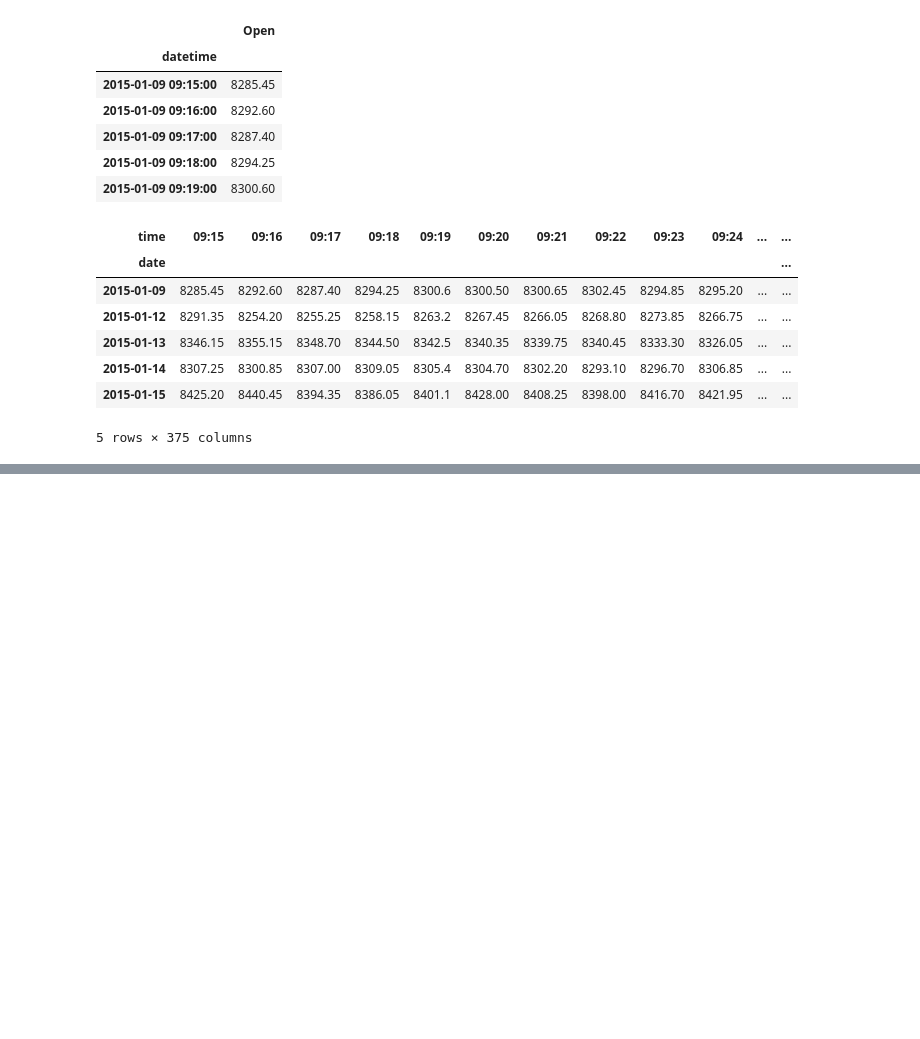
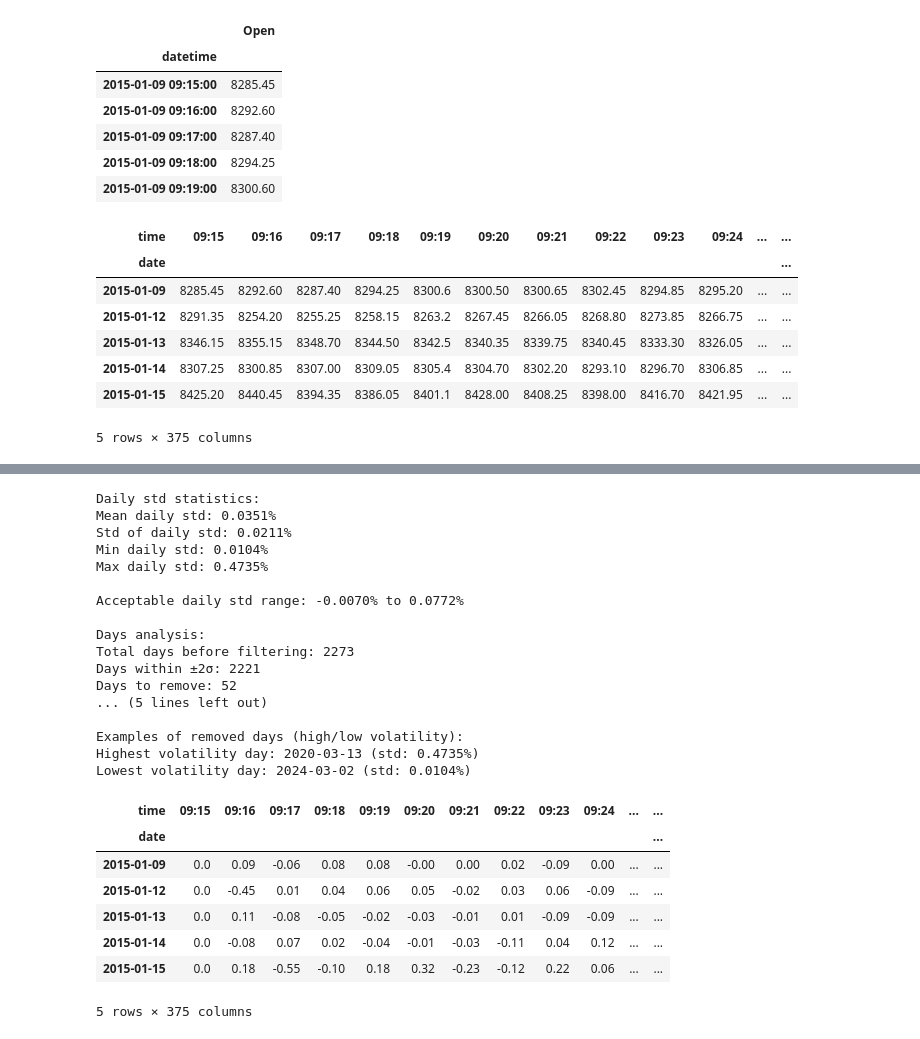
Before and after one commit to 0xba1a/0xba1a.github.com, a Jupyter notebook: ai_market_prediction/n50_dataset_prep.ipynb, the cells around one changed output, grey strips where cells are left out. Cells and saved outputs as stored; diff of their text form; code cells hidden in the pictures; blank space fills up the shorter version.

Commit message:
Complete dataset prep

```diff
--- a/ai_market_prediction/n50_dataset_prep.ipynb
+++ b/ai_market_prediction/n50_dataset_prep.ipynb
@@ -44,0 +85,71 @@ n50_daily_opens.head()
+# %%
+# Calculate daily standard deviation for each trading day
+daily_std = n50_daily_price_movements.std(axis=1)  # std across columns (time) for each day
+
+print(f"Daily std statistics:")
+print(f"Mean daily std: {daily_std.mean():.4f}%")
+print(f"Std of daily std: {daily_std.std():.4f}%")
+print(f"Min daily std: {daily_std.min():.4f}%")
+print(f"Max daily std: {daily_std.max():.4f}%")
+
+# Calculate the mean and std of daily standard deviations
+mean_daily_std = daily_std.mean()
+std_daily_std = daily_std.std()
+
+# Define the acceptable range (±2σ)
+lower_bound = mean_daily_std - 2 * std_daily_std
+upper_bound = mean_daily_std + 2 * std_daily_std
+
+print(f"\nAcceptable daily std range: {lower_bound:.4f}% to {upper_bound:.4f}%")
+
+# Filter days that fall within ±2σ of mean daily std
+days_within_2sigma = (daily_std >= lower_bound) & (daily_std <= upper_bound)
+
+print(f"\nDays analysis:")
+print(f"Total days before filtering: {len(n50_daily_price_movements)}")
+print(f"Days within ±2σ: {days_within_2sigma.sum()}")
+print(f"Days to remove: {len(n50_daily_price_movements) - days_within_2sigma.sum()}")
+print(f"Percentage kept: {days_within_2sigma.sum() / len(n50_daily_price_movements) * 100:.2f}%")
+
+# Apply the filter
+n50_daily_price_movements_filtered = n50_daily_price_movements[days_within_2sigma]
+n50_daily_opens_filtered = n50_daily_opens[days_within_2sigma]
+
+print(f"\nFiltered dataset shape:")
+print(f"Price movements: {n50_daily_price_movements_filtered.shape}")
+print(f"Daily opens: {n50_daily_opens_filtered.shape}")
+
+# Show some examples of removed days (outliers)
+outlier_days = n50_daily_price_movements[~days_within_2sigma]
+if len(outlier_days) > 0:
+    print(f"\nExamples of removed days (high/low volatility):")
+    print(f"Highest volatility day: {daily_std.idxmax()} (std: {daily_std.max():.4f}%)")
+    print(f"Lowest volatility day: {daily_std.idxmin()} (std: {daily_std.min():.4f}%)")
+
+n50_daily_price_movements_filtered.head()
+# %% [output]
+Daily std statistics:
+Mean daily std: 0.0351%
+Std of daily std: 0.0211%
+Min daily std: 0.0104%
+Max daily std: 0.4735%
+
+Acceptable daily std range: -0.0070% to 0.0772%
+
+Days analysis:
+Total days before filtering: 2273
+Days within ±2σ: 2221
+Days to remove: 52
+... (5 lines left out)
+
+Examples of removed days (high/low volatility):
+Highest volatility day: 2020-03-13 (std: 0.4735%)
+Lowest volatility day: 2024-03-02 (std: 0.0104%)
+| time | 09:15 | 09:16 | 09:17 | 09:18 | 09:19 | 09:20 | 09:21 | 09:22 | 09:23 | 09:24 | ... | ... |
+| date |  |  |  |  |  |  |  |  |  |  |  | ... |
+| 2015-01-09 | 0.0 | 0.09 | -0.06 | 0.08 | 0.08 | -0.00 | 0.00 | 0.02 | -0.09 | 0.00 | ... | ... |
+| 2015-01-12 | 0.0 | -0.45 | 0.01 | 0.04 | 0.06 | 0.05 | -0.02 | 0.03 | 0.06 | -0.09 | ... | ... |
+| 2015-01-13 | 0.0 | 0.11 | -0.08 | -0.05 | -0.02 | -0.03 | -0.01 | 0.01 | -0.09 | -0.09 | ... | ... |
+| 2015-01-14 | 0.0 | -0.08 | 0.07 | 0.02 | -0.04 | -0.01 | -0.03 | -0.11 | 0.04 | 0.12 | ... | ... |
+| 2015-01-15 | 0.0 | 0.18 | -0.55 | -0.10 | 0.18 | 0.32 | -0.23 | -0.12 | 0.22 | 0.06 | ... | ... |
+5 rows × 375 columns
```
Also changed, not shown: parts of 4 cells of this notebook, 5 other files.
